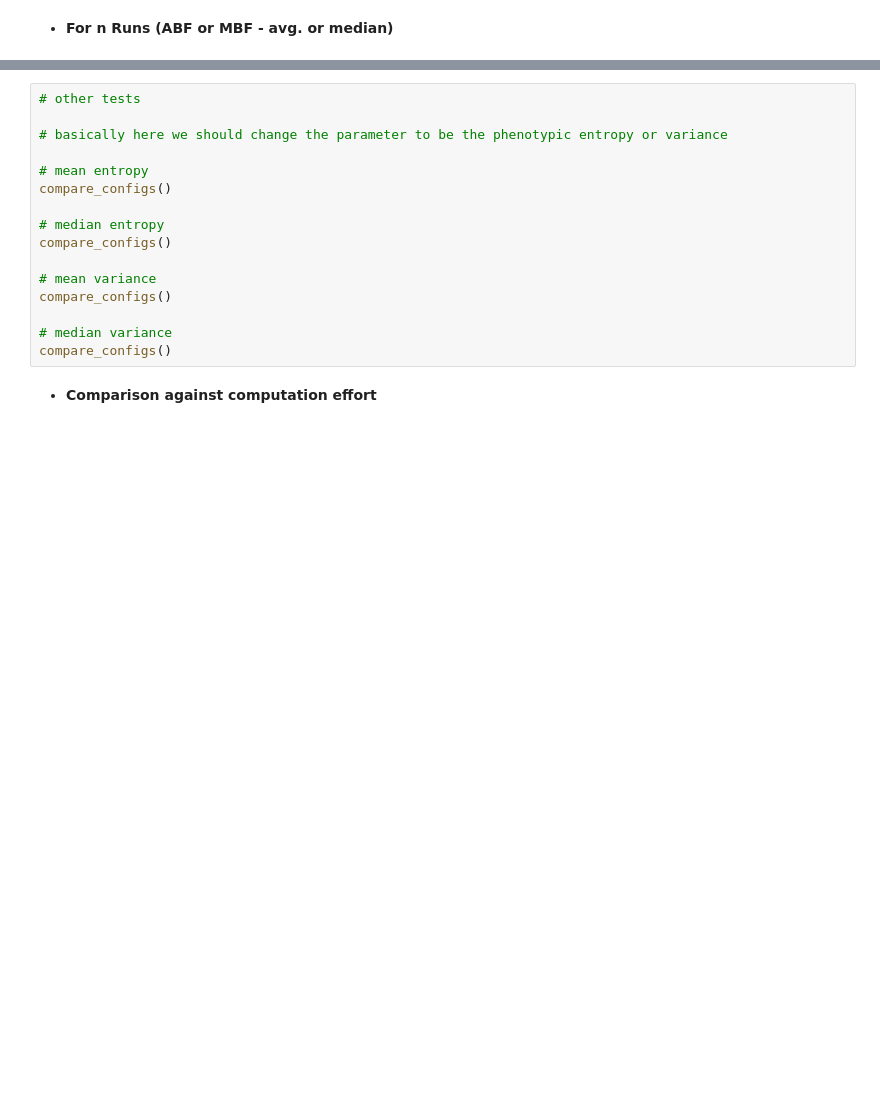
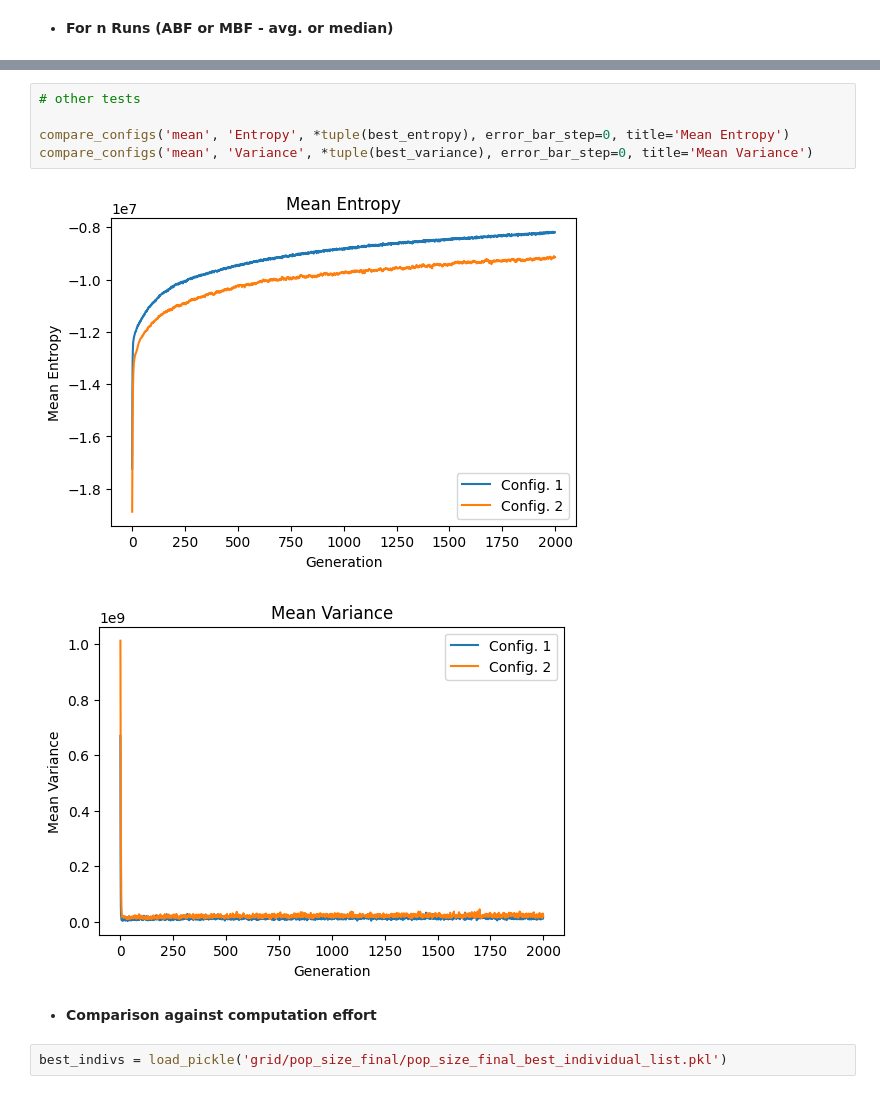
Before and after one commit to skynible/CIFO-Project, a Jupyter notebook: plots.ipynb, the cells around one changed output, grey strips where cells are left out. Drawn from its saved outputs; the diff is of its cells as text; blank space fills up the shorter version.

```diff
--- a/plots.ipynb
+++ b/plots.ipynb
@@ -160,18 +169,12 @@ compare_configs('mean', 'Fitness', *tuple(best_indivs), error_bar_step=0, title=
-# %%
-# other tests
-
-# basically here we should change the parameter to be the phenotypic entropy or variance
-
-# mean entropy
-compare_configs()
-
-# median entropy
-compare_configs()
-
-# mean variance
-compare_configs()
-
-# median variance
-compare_configs()
+# %%
+# other tests
+
+compare_configs('mean', 'Entropy', *tuple(best_entropy), error_bar_step=0, title='Mean Entropy')
+compare_configs('mean', 'Variance', *tuple(best_variance), error_bar_step=0, title='Mean Variance')
+# %% [output]
+[figure, added]
+[figure, added]
 # %% [markdown]
 - **Comparison against computation effort**
+# %%
+best_indivs = load_pickle('grid/pop_size_final/pop_size_final_best_individual_list.pkl')
```
Also changed, not shown: parts of 12 cells of this notebook.
